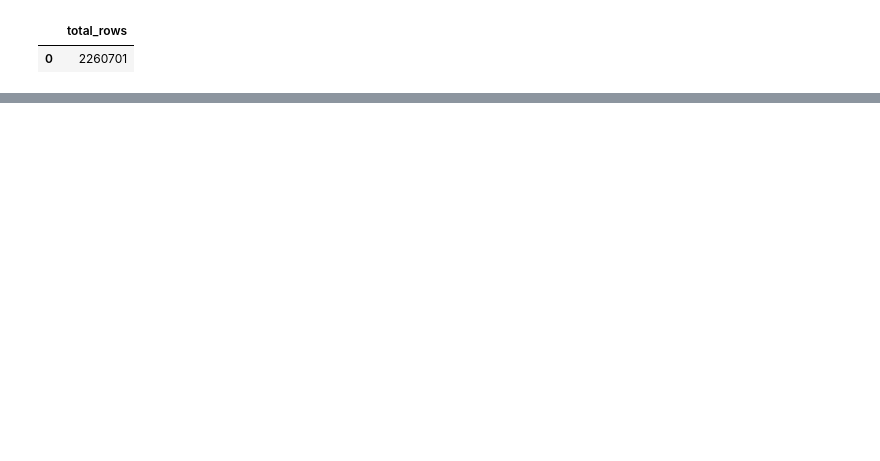
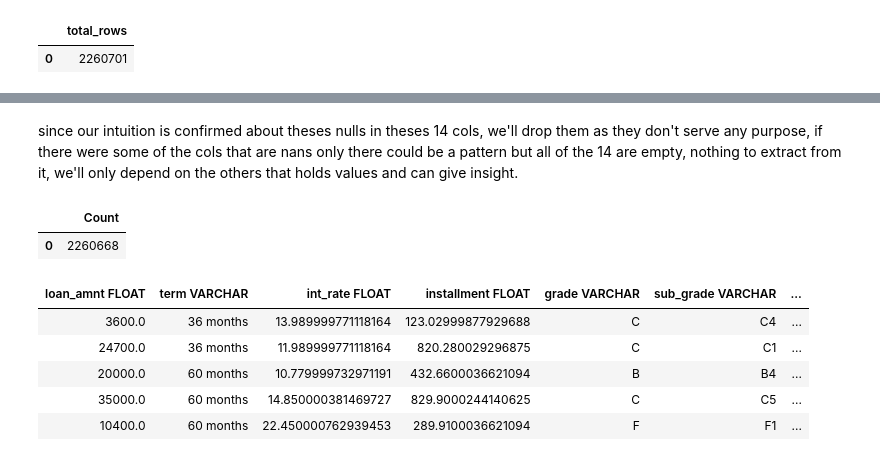
Before and after one commit to MrX1710/Projects, a Jupyter notebook: Lending_club_analysis/Lending_club_analysis.ipynb, the cells around one changed output, grey strips where cells are left out. Drawn from its saved outputs; the diff is of its cells as text; code cells hidden in the pictures; blank space fills up the shorter version.

```diff
--- a/Lending_club_analysis/Lending_club_analysis.ipynb
+++ b/Lending_club_analysis/Lending_club_analysis.ipynb
@@ -101,0 +152,26 @@ DESCRIBE 'Data/accepted.parquet';
+# %% [markdown]
+since our intuition is confirmed about theses nulls in theses 14 cols, we'll drop them as they don't serve any purpose, if there were some of the cols that are nans only there could be a pattern but all of the 14 are empty, nothing to extract from it, we'll only depend on the others that holds values and can give insight.
+# %%
+#FILT_TABLE = FILTERED TABLE
+db("""
+CREATE TABLE FILT_TABLE AS
+SELECT * FROM "Data/accepted.parquet"
+WHERE NOT (loan_amnt IS NULL AND term IS NULL AND int_rate IS NULL
+  AND installment IS NULL AND grade IS NULL AND sub_grade IS NULL
+  AND home_ownership IS NULL AND issue_d IS NULL AND loan_status IS NULL
+  AND purpose IS NULL AND fico_range_low IS NULL AND fico_range_high IS NULL
+  AND out_prncp IS NULL AND total_pymnt IS NULL);
+""").df()
+# %% [output]
+|  | Count |
+| 0 | 2260668 |
+# %%
+db("""SELECT * FROM FILT_TABLE
+LIMIT 5""")
+# %% [output]
+| loan_amnt FLOAT | term VARCHAR | int_rate FLOAT | installment FLOAT | grade VARCHAR | sub_grade VARCHAR | ... |
+| 3600.0 | 36 months | 13.989999771118164 | 123.02999877929688 | C | C4 | ... |
+| 24700.0 | 36 months | 11.989999771118164 | 820.280029296875 | C | C1 | ... |
+| 20000.0 | 60 months | 10.779999732971191 | 432.6600036621094 | B | B4 | ... |
+| 35000.0 | 60 months | 14.850000381469727 | 829.9000244140625 | C | C5 | ... |
+| 10400.0 | 60 months | 22.450000762939453 | 289.9100036621094 | F | F1 | ... |
```
Also changed, not shown: parts of 10 cells of this notebook.
